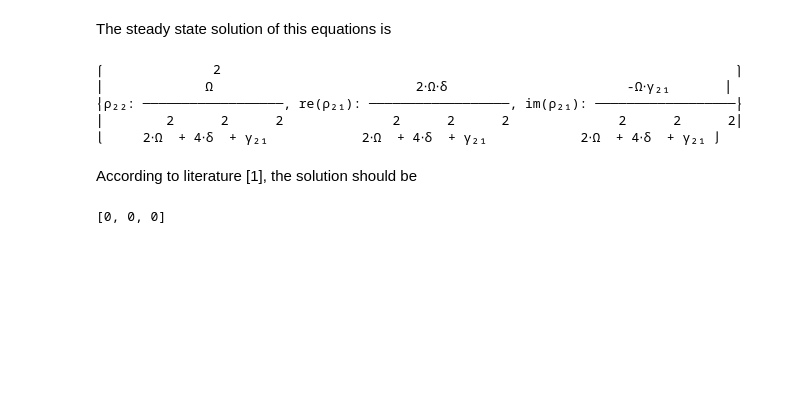
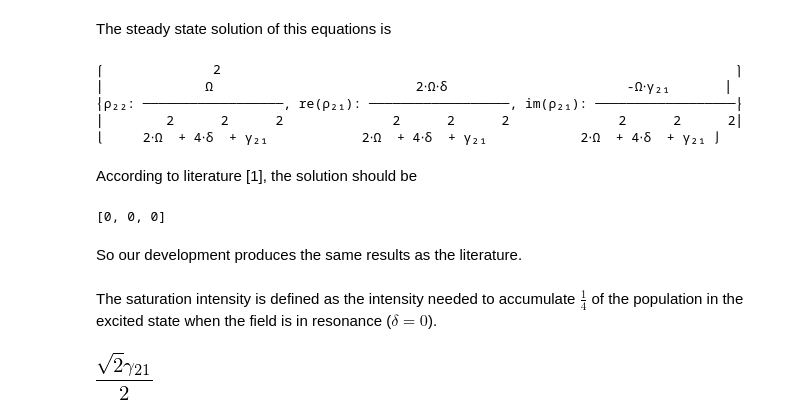
Before and after one commit to oscarlazoarjona/fast, a Jupyter notebook: fast-1.0/fast/notebooks/5 - Two level atom (symbolic).ipynb, the cells around one changed output. Drawn from its saved outputs; the diff is of its cells as text; code cells hidden in the pictures; blank space fills up the shorter version.

```diff
--- a/fast-1.0/fast/notebooks/5 - Two level atom (symbolic).ipynb
+++ b/fast-1.0/fast/notebooks/5 - Two level atom (symbolic).ipynb
@@ -674,3 +675,12 @@ imrho21=im(rho21).simplify()
 pprint( [ sol[rho[1,1]]-rerho22, sol[re(rho[1,0])]-rerho21, sol[im(rho[1,0])]-imrho21 ] )
 # %% [output]
 [0, 0, 0]
+# %% [markdown]
+So our development produces the same results as the literature.
+# %% [markdown]
+The saturation intensity is defined as the intensity needed to accumulate $\frac{1}{4}$ of the population in the excited state when the field is in resonance ($\delta=0$).
+# %%
+Omega_sat=solve( sol[rho[1,1]].subs({delta:0})-1/Integer(4) ,Omega)[1]
+Omega_sat
+# %% [output]
+[figure, added]
```
Also changed, not shown: parts of 6 cells of this notebook.
